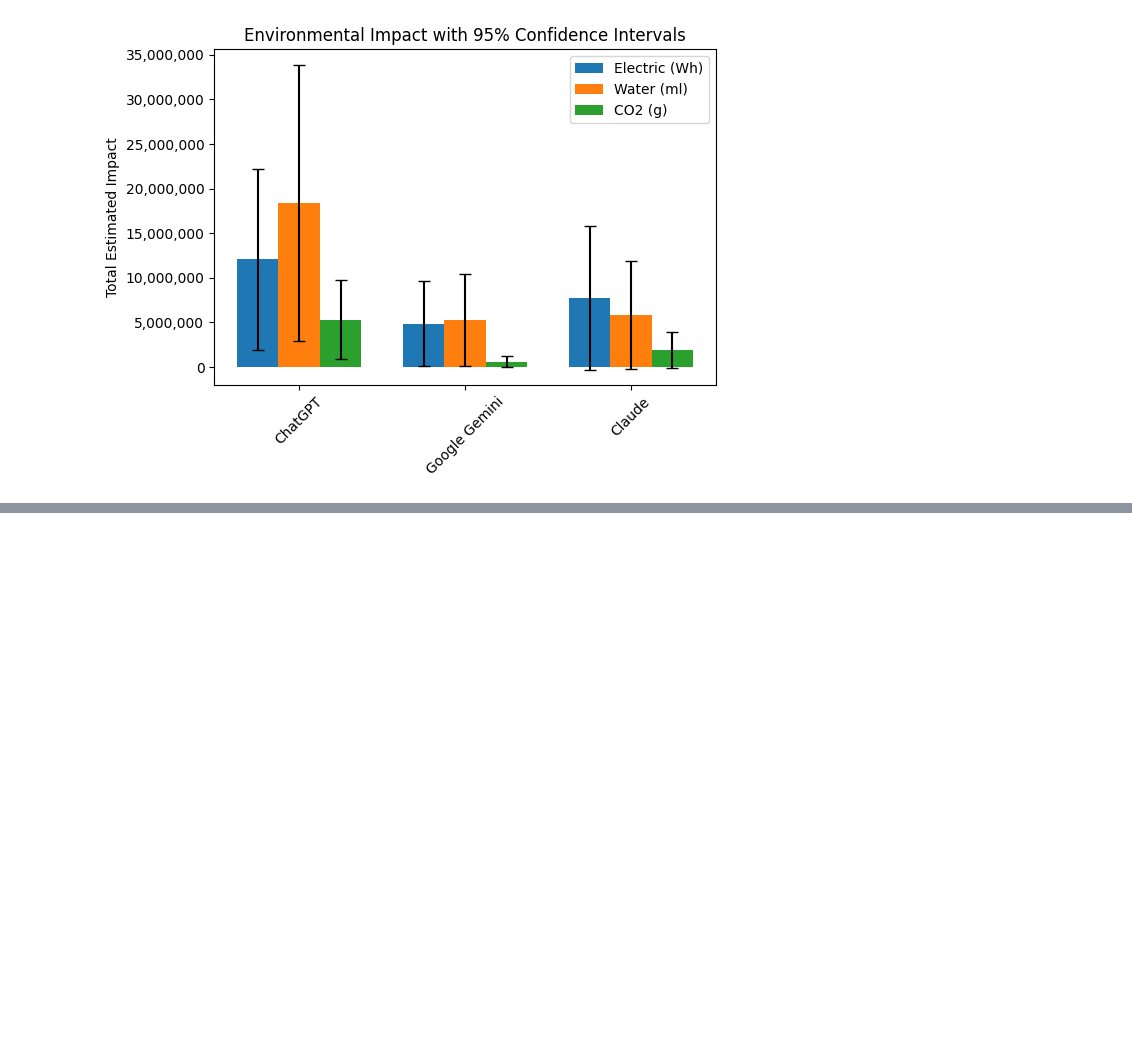
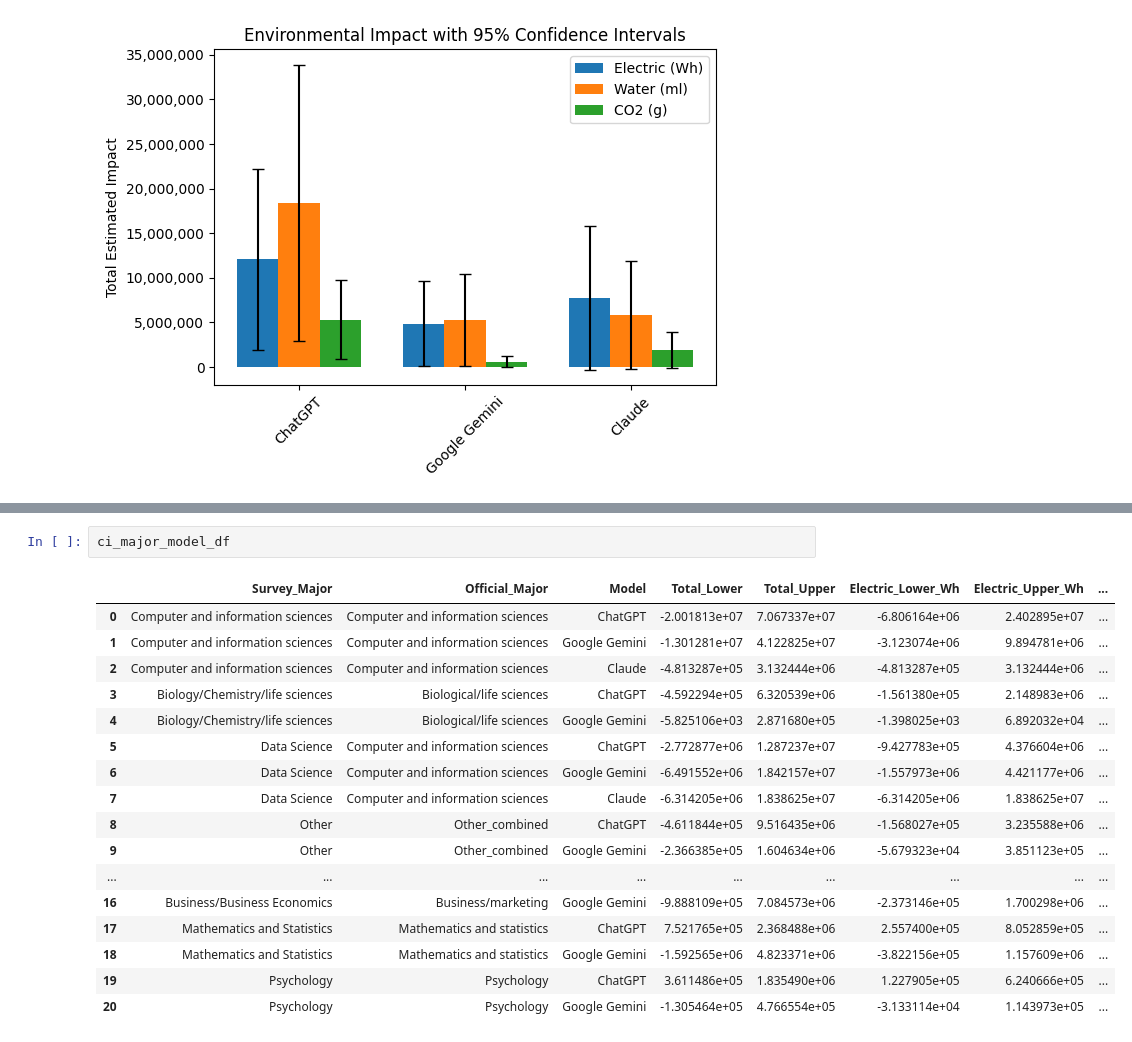
Before and after one commit to zcochran27/syn-100-project, a Jupyter notebook: syn100data_processing.ipynb, the cells around one changed output, grey strips where cells are left out. Cells and saved outputs as stored; diff of their text form; blank space fills up the shorter version.

```diff
--- a/syn100data_processing.ipynb
+++ b/syn100data_processing.ipynb
@@ -291,0 +434,20 @@ plt.show()
+# %%
+ci_major_model_df
+# %% [output]
+|  | Survey_Major | Official_Major | Model | Total_Lower | Total_Upper | Electric_Lower_Wh | Electric_Upper_Wh | ... |
+| 0 | Computer and information sciences | Computer and information sciences | ChatGPT | -2.001813e+07 | 7.067337e+07 | -6.806164e+06 | 2.402895e+07 | ... |
+| 1 | Computer and information sciences | Computer and information sciences | Google Gemini | -1.301281e+07 | 4.122825e+07 | -3.123074e+06 | 9.894781e+06 | ... |
+| 2 | Computer and information sciences | Computer and information sciences | Claude | -4.813287e+05 | 3.132444e+06 | -4.813287e+05 | 3.132444e+06 | ... |
+| 3 | Biology/Chemistry/life sciences | Biological/life sciences | ChatGPT | -4.592294e+05 | 6.320539e+06 | -1.561380e+05 | 2.148983e+06 | ... |
+| 4 | Biology/Chemistry/life sciences | Biological/life sciences | Google Gemini | -5.825106e+03 | 2.871680e+05 | -1.398025e+03 | 6.892032e+04 | ... |
+| 5 | Data Science | Computer and information sciences | ChatGPT | -2.772877e+06 | 1.287237e+07 | -9.427783e+05 | 4.376604e+06 | ... |
+| 6 | Data Science | Computer and information sciences | Google Gemini | -6.491552e+06 | 1.842157e+07 | -1.557973e+06 | 4.421177e+06 | ... |
+| 7 | Data Science | Computer and information sciences | Claude | -6.314205e+06 | 1.838625e+07 | -6.314205e+06 | 1.838625e+07 | ... |
+| 8 | Other | Other_combined | ChatGPT | -4.611844e+05 | 9.516435e+06 | -1.568027e+05 | 3.235588e+06 | ... |
+| 9 | Other | Other_combined | Google Gemini | -2.366385e+05 | 1.604634e+06 | -5.679323e+04 | 3.851123e+05 | ... |
+| ... | ... | ... | ... | ... | ... | ... | ... | ... |
+| 16 | Business/Business Economics | Business/marketing | Google Gemini | -9.888109e+05 | 7.084573e+06 | -2.373146e+05 | 1.700298e+06 | ... |
+| 17 | Mathematics and Statistics | Mathematics and statistics | ChatGPT | 7.521765e+05 | 2.368488e+06 | 2.557400e+05 | 8.052859e+05 | ... |
+| 18 | Mathematics and Statistics | Mathematics and statistics | Google Gemini | -1.592565e+06 | 4.823371e+06 | -3.822156e+05 | 1.157609e+06 | ... |
+| 19 | Psychology | Psychology | ChatGPT | 3.611486e+05 | 1.835490e+06 | 1.227905e+05 | 6.240666e+05 | ... |
+| 20 | Psychology | Psychology | Google Gemini | -1.305464e+05 | 4.766554e+05 | -3.133114e+04 | 1.143973e+05 | ... |
```
Also changed, not shown: parts of 8 cells of this notebook, 1 other file.
